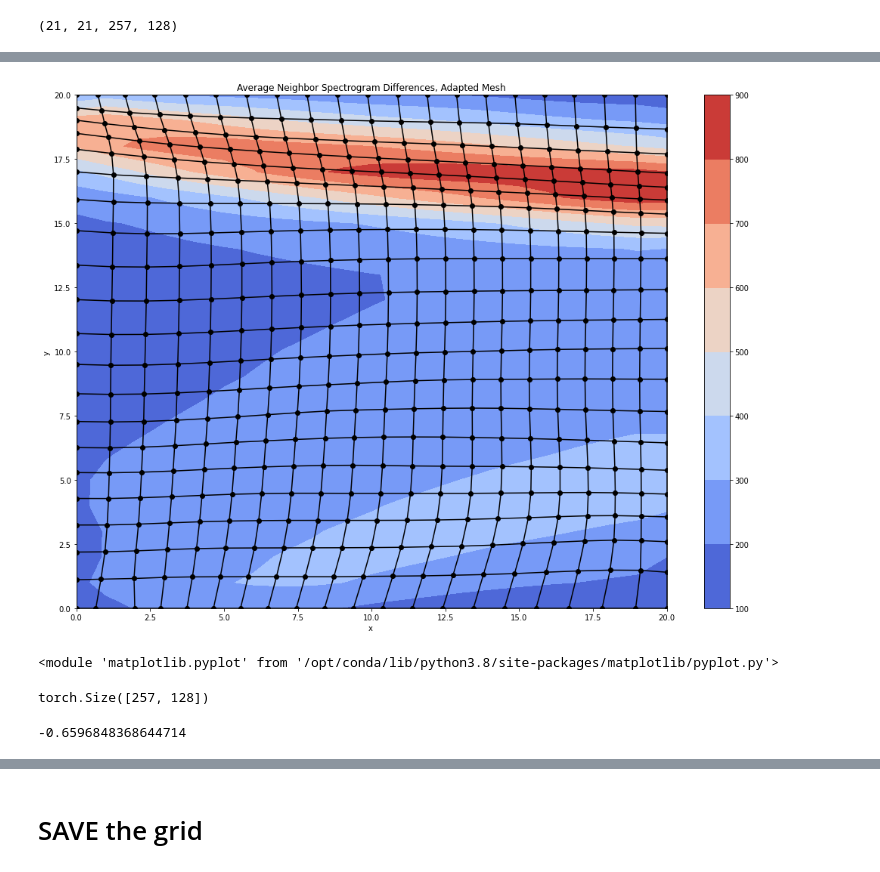
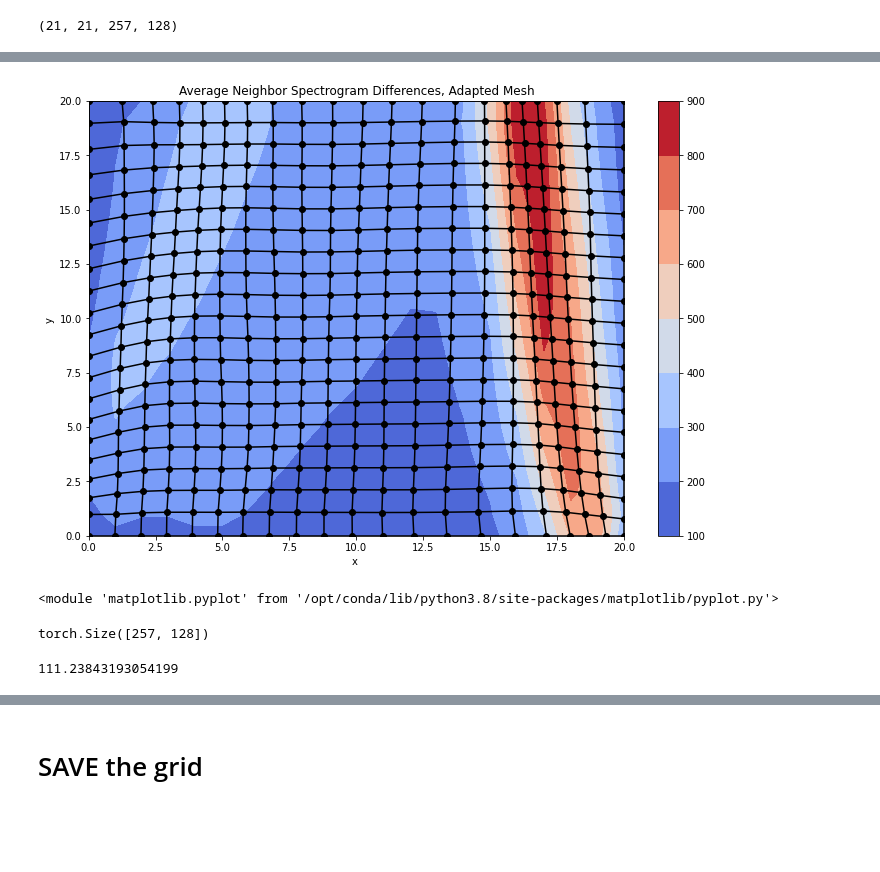
Before and after one commit to lonce/sonyGanFork, a Jupyter notebook: SOM.ipynb, the cells around one changed output, grey strips where cells are left out. Cells and saved outputs as stored; diff of their text form; code cells hidden in the pictures; blank space fills up the shorter version.

```diff
--- a/SOM.ipynb
+++ b/SOM.ipynb
@@ -623,16 +252,23 @@ plt.show()
 # PRE ADAPTATION CONTOUR
 
 cmap = 'coolwarm' #mpl.cm.cool
-#norm = mpl.colors.Normalize(vmin=5, vmax=10)
+xidxmax, yidxmax=pre_avgs.shape
+vmax= np.amax(pre_avgs) #80#900
+vmin=0
+
+def map(x, maxv) :
+    a=np.min(x)
+    b=np.max(x)
+    return maxv*(x-a)/(b-a)
 
 # get out mesh of node weights
-X = np.arange(0, 21)
-Y = np.arange(0, 21)
-X, Y = np.meshgrid(X, Y)
+X = np.arange(0, xidxmax)
+Y = np.arange(0, yidxmax)
+X, Y = np.meshgrid(map(X, xidxmax-1), map(Y, yidxmax-1), indexing='ij')
 
 
 fig,ax=plt.subplots(1,1)
-fig.set_size_inches(17.5, 12.5)
+fig.set_size_inches(12, 8)
 cp = ax.contourf(X, Y, pre_avgs, cmap=cmap)  #original mesh to plot guassian
 
 fig.colorbar(cp) # Add a colorbar to a plot
@@ -723,51 +332,58 @@ finished iteration 500
 # %%
 
 #POST ADAPTATION MESH on original contour
 
-
 cmap = 'coolwarm' #mpl.cm.cool
-norm = mpl.colors.Normalize(vmin=5, vmax=10)
 
 # get out mesh of node weights
-X = np.arange(0, 21)
-Y = np.arange(0, 21)
-X, Y = np.meshgrid(X, Y)
+xidxmax, yidxmax=pre_avgs.shape
+vmax= np.amax(pre_avgs) #80#900
+vmin=0
+
+#norm = mpl.colors.Normalize(vmin=vmin, vmax=vmax)
+
+
+def map(x, maxv) :
+    a=np.min(x)
+    b=np.max(x)
+    return maxv*(x-a)/(b-a)
+
+# get out mesh of node weights
+X = np.arange(0, xidxmax)
+Y = np.arange(0, yidxmax)
+X, Y = np.meshgrid(map(X, xidxmax-1), map(Y, yidxmax-1), indexing='ij')
 
 
 fig,ax=plt.subplots(1,1)
-fig.set_size_inches(17.5, 12.5)
-cp = ax.contourf(X, Y, pre_avgs, cmap=cmap)  #original mesh to plot guassian
+fig.set_size_inches(12, 8)
+cp = ax.contourf(X, Y, pre_avgs, cmap=cmap, vmax=vmax)  #original mesh to plot guassian
 
 fig.colorbar(cp) # Add a colorbar to a plot
 ax.set_title("Average Neighbor Spectrogram Differences, Adapted Mesh")
 ax.set_xlabel('x ')
 ax.set_ylabel('y ')
 
 
-def map(x) :
-    a=np.min(x)
-    b=np.max(x)
-    return 20*(x-a)/(b-a)
 
 ##########
 #Put the mesh on top of the values
 #plotmesh(X,Y, plt)
 # get out mesh of node weights
 #m,n = p2.locationMesh()
 #p=np.min(m)
 #plotmesh(map(m), n, plt)
-plotmesh(map(p2.weights2D[:,:,1]), map(p2.weights2D[:,:,0]), plt)
+plotmesh(map(p2.weights2D[:,:,0], xidxmax-1), map(p2.weights2D[:,:,1], yidxmax-1), plt)
 # %% [output]
-[figure, old version]
+[figure, new version]
 <module 'matplotlib.pyplot' from '/opt/conda/lib/python3.8/site-packages/matplotlib/pyplot.py'>
 # %%
 gen_batch[0,0,:,:].shape
 # %% [output]
 torch.Size([257, 128])
 # %%
-np.min(m)
+np.min(pre_avgs)
 # %% [output]
--0.6596848368644714
+111.23843193054199
 # %%
 np.amin(gen_batch.numpy()[:,0,:,:])
 # %% [output]
```
Also changed, not shown: parts of 36 cells of this notebook, 9 other files.
